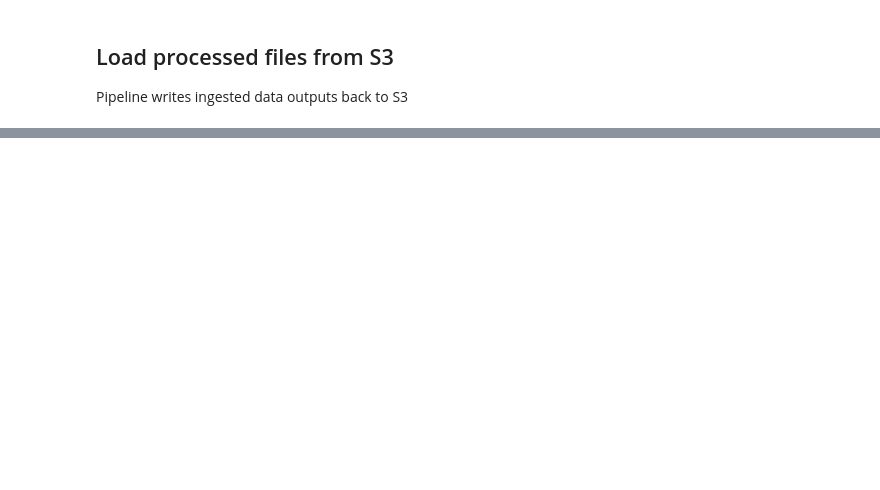
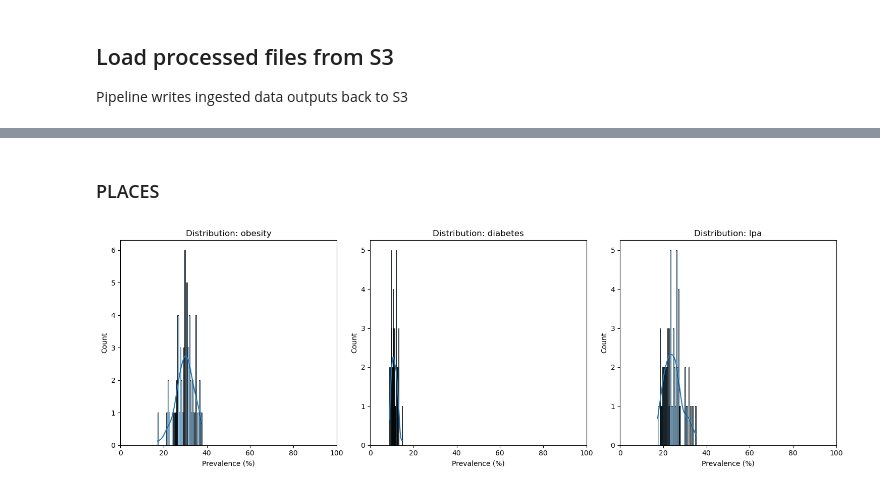
Before and after one commit to svthaker/ADS508Group3, a Jupyter notebook: NutriAccessAnalytics.ipynb, the cells around one changed output, grey strips where cells are left out. Cells and saved outputs as stored; diff of their text form; code cells hidden in the pictures; blank space fills up the shorter version.

```diff
--- a/NutriAccessAnalytics.ipynb
+++ b/NutriAccessAnalytics.ipynb
@@ -24,0 +93,20 @@ retail_food = pd.read_csv(f"s3://{bucket}/{processed_prefix}california_food_stor
+# %% [markdown]
+### PLACES
+# %%
+# Distribution of key health metrics
+
+health_measures = ['obesity', 'diabetes', 'lpa']
+
+fig, axes = plt.subplots(1, 3, figsize=(15, 5))
+
+for ax, measure in zip(axes, health_measures):
+    data = places[measure].dropna()
+    sns.histplot(data, bins=40, kde=True, ax=ax)
+    ax.set_title(f'Distribution: {measure}')
+    ax.set_xlabel('Prevalence (%)')
+    ax.set_xlim(0, 100)
+
+plt.tight_layout()
+plt.show()
+# %% [output]
+[figure, added]
```
Also changed, not shown: parts of 32 cells of this notebook.
